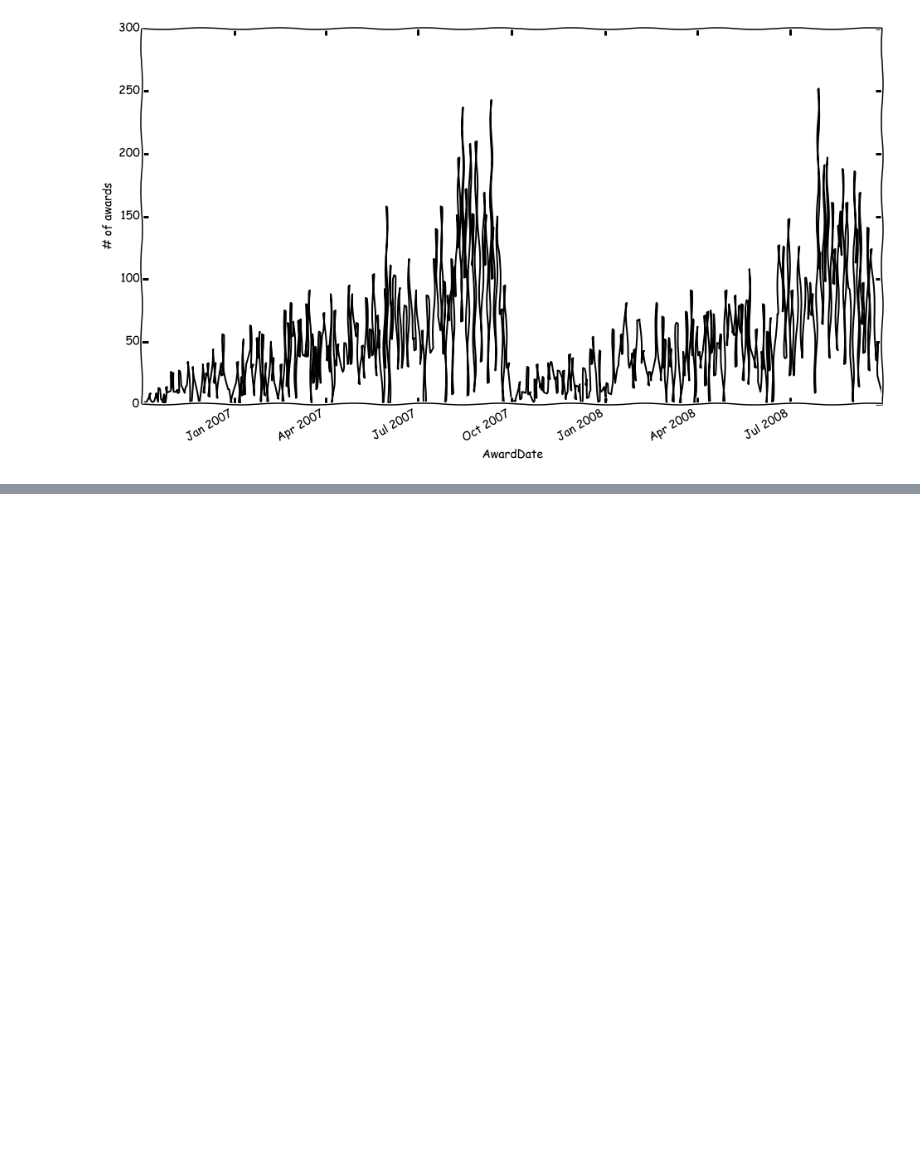
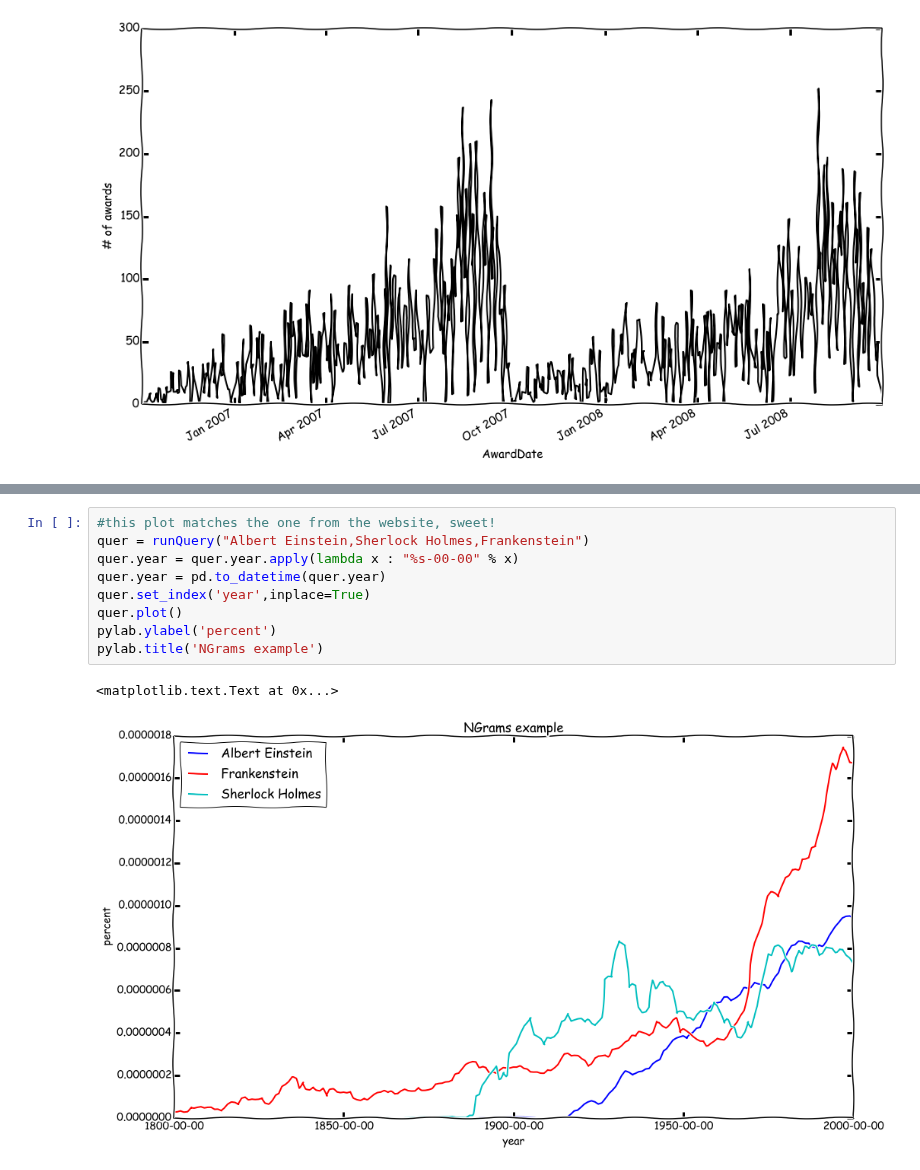
Before and after one commit to realmichaelzyy/cs249project, a Jupyter notebook: MarksTestNotebook.ipynb, the cells around one changed output, grey strips where cells are left out. Cells and saved outputs as stored; diff of their text form; blank space fills up the shorter version.

```diff
--- a/MarksTestNotebook.ipynb
+++ b/MarksTestNotebook.ipynb
@@ -117,0 +333,12 @@ Created awards_map.svg
+# %%
+#this plot matches the one from the website, sweet!
+quer = runQuery("Albert Einstein,Sherlock Holmes,Frankenstein")
+quer.year = quer.year.apply(lambda x : "%s-00-00" % x)
+quer.year = pd.to_datetime(quer.year)
+quer.set_index('year',inplace=True)
+quer.plot()
+pylab.ylabel('percent')
+pylab.title('NGrams example')
+# %% [output]
+<matplotlib.text.Text at 0x...>
+[figure, added]
```
Also changed, not shown: parts of 4 cells of this notebook.
